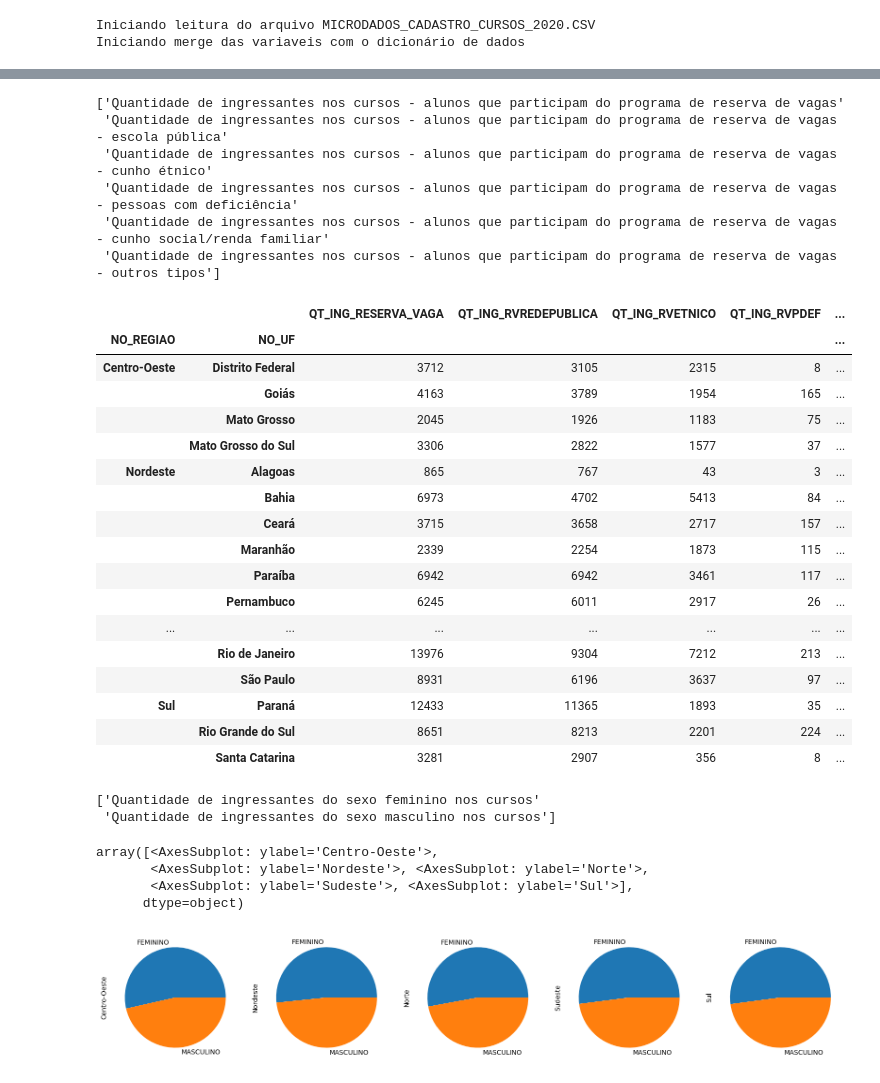
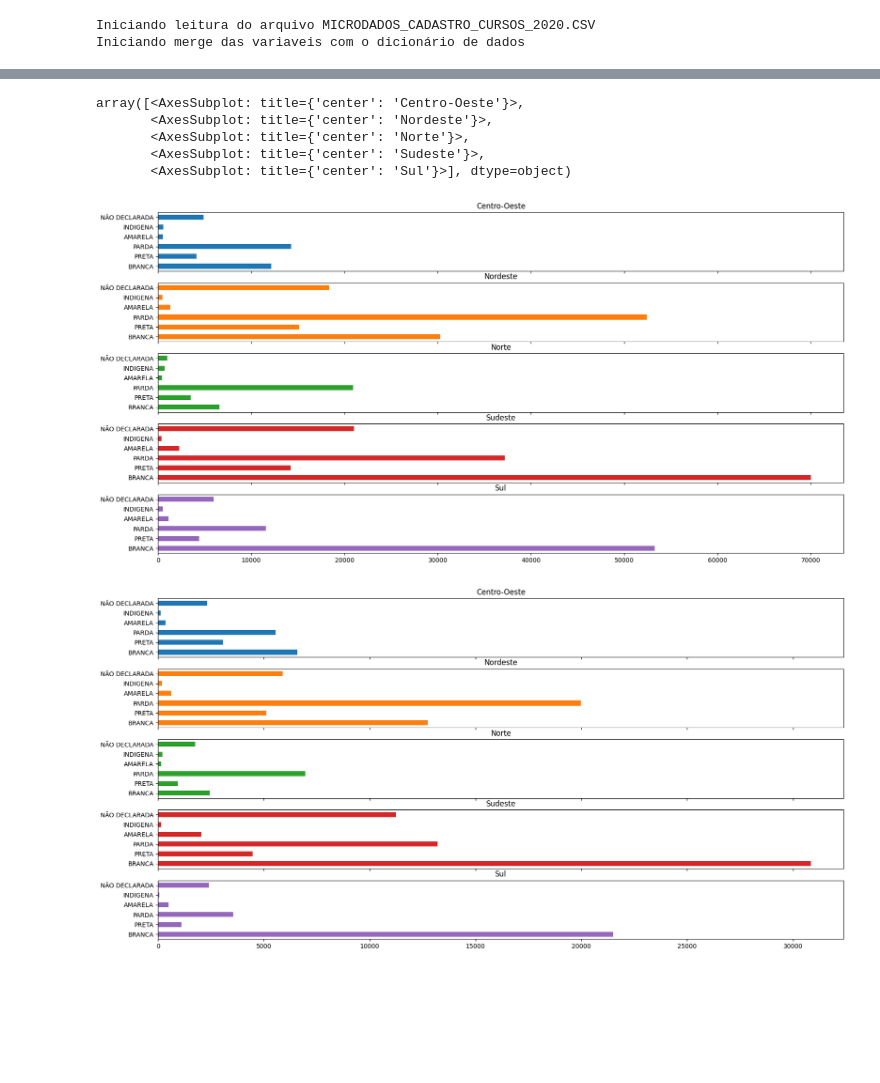
Before and after one commit to jvttr/AnaliseEnsinoSuperiorPublico, a Jupyter notebook: notebooks/analise.ipynb, the cells around one changed output, grey strips where cells are left out. Saved outputs shown, nothing was run; the diff lists cells and outputs as text; code cells hidden in the pictures; blank space fills up the shorter version.

Commit message:
Testes de plotagem dos indicadores socioeconomicos

```diff
--- a/notebooks/analise.ipynb
+++ b/notebooks/analise.ipynb
@@ -60,7 +60,6 @@ class Dados:
             else:
                 resposta.raise_for_status()
 
-    #METODO PARA LÊ DADOS DO ARQUIVO
     def importaDados(self, entrada="MICRODADOS_CADASTRO_CURSOS_2020.CSV"):
         print("Iniciando leitura do arquivo {}".format(entrada))
         self.baixaDados("https://download.inep.gov.br/microdados/microdados_censo_da_educacao_superior_2020.zip")
@@ -73,6 +72,21 @@ class Dados:
             else:
                 self.DataFrame.merge(pd.read_csv(join(caminho_entrada,arquivo), sep = ';', low_memory = False, encoding = 'latin-1').reset_index(), how = 'left', on = 'index')
         self.DataFrame = self.DataFrame.set_index('index')
+
+class Individuo:
+    def __init__(self, nome):
+        self.nome = nome
+        self.cor = None
+        self.sexo = None
+        self.faixa_etaria = None
+
+    def alteraNomeColunas(self):
+        if self.nome == 'ingressantes':
+            self.cor.rename(columns={'QT_ING_AMARELA': 'AMARELA', 'QT_ING_INDIGENA':'INDIGENA', 'QT_ING_PARDA': 'PARDA', 'QT_ING_PRETA': 'PRETA', 'QT_ING_BRANCA': 'BRANCA', 'QT_ING_CORND': 'NÃO DECLARADA'}, inplace=True)
+            self.sexo.rename(columns={'QT_ING_MASC':'MASCULINO','QT_ING_FEM':'FEMININO'}, inplace=True)
+        if self.nome == 'concluintes':
+            self.cor.rename(columns={'QT_CONC_AMARELA': 'AMARELA', 'QT_CONC_INDIGENA':'INDIGENA', 'QT_CONC_PARDA': 'PARDA', 'QT_CONC_PRETA': 'PRETA', 'QT_CONC_BRANCA': 'BRANCA', 'QT_CONC_CORND': 'NÃO DECLARADA'}, inplace=True)
+            self.sexo.rename(columns={'QT_CONC_MASCULINO':'MASC','QT_CONC_FEM':'FEMININO'}, inplace=True)
 # %%
 dados = Dados()
 dados.importaDados("MICRODADOS_CADASTRO_CURSOS_2020.CSV")
@@ -89,40 +103,23 @@ Alunos de universidades públicas: 13220/335629
-# %%
-print(dados.schema.loc[(dados.schema.INDIVIDUO == 'ingressantes') & (dados.schema.INDICADORES == 'cotas'), 'DESCRICAO'].values)
-UniversidadePublica.groupby(['NO_REGIAO', 'NO_UF'])[dados.schema.loc[(dados.schema.INDIVIDUO == 'ingressantes') & (dados.schema.INDICADORES == 'cotas'), 'COLUNA']].sum()
-# %% [output]
-['Quantidade de ingressantes nos cursos - alunos que participam do programa de reserva de vagas'
- 'Quantidade de ingressantes nos cursos - alunos que participam do programa de reserva de vagas - escola pública'
- 'Quantidade de ingressantes nos cursos - alunos que participam do programa de reserva de vagas - cunho étnico'
- 'Quantidade de ingressantes nos cursos - alunos que participam do programa de reserva de vagas - pessoas com deficiência'
- 'Quantidade de ingressantes nos cursos - alunos que participam do programa de reserva de vagas - cunho social/renda familiar'
- 'Quantidade de ingressantes nos cursos - alunos que participam do programa de reserva de vagas - outros tipos']
-|  |  | QT_ING_RESERVA_VAGA | QT_ING_RVREDEPUBLICA | QT_ING_RVETNICO | QT_ING_RVPDEF | ... |
-| NO_REGIAO | NO_UF |  |  |  |  | ... |
-| Centro-Oeste | Distrito Federal | 3712 | 3105 | 2315 | 8 | ... |
-|  | Goiás | 4163 | 3789 | 1954 | 165 | ... |
-|  | Mato Grosso | 2045 | 1926 | 1183 | 75 | ... |
-|  | Mato Grosso do Sul | 3306 | 2822 | 1577 | 37 | ... |
-| Nordeste | Alagoas | 865 | 767 | 43 | 3 | ... |
-|  | Bahia | 6973 | 4702 | 5413 | 84 | ... |
-|  | Ceará | 3715 | 3658 | 2717 | 157 | ... |
-|  | Maranhão | 2339 | 2254 | 1873 | 115 | ... |
-|  | Paraíba | 6942 | 6942 | 3461 | 117 | ... |
-|  | Pernambuco | 6245 | 6011 | 2917 | 26 | ... |
-| ... | ... | ... | ... | ... | ... | ... |
-|  | Rio de Janeiro | 13976 | 9304 | 7212 | 213 | ... |
-|  | São Paulo | 8931 | 6196 | 3637 | 97 | ... |
-| Sul | Paraná | 12433 | 11365 | 1893 | 35 | ... |
-|  | Rio Grande do Sul | 8651 | 8213 | 2201 | 224 | ... |
-|  | Santa Catarina | 3281 | 2907 | 356 | 8 | ... |
-# %%
-print(dados.schema.loc[(dados.schema.INDIVIDUO == 'ingressantes') & (dados.schema.INDICADORES == 'sexo'), 'DESCRICAO'].values)
-cor = UniversidadePublica.groupby(['NO_REGIAO'])[dados.schema.loc[(dados.schema.INDIVIDUO == 'ingressantes') & (dados.schema.INDICADORES == 'sexo'), 'COLUNA']].sum().rename(columns={'QT_ING_FEM':'FEMININO', 'QT_ING_MASC':'MASCULINO'})
-cor.T.plot(kind='pie', subplots=True, legend=False, figsize=(20,10))
-# %% [output]
-['Quantidade de ingressantes do sexo feminino nos cursos'
- 'Quantidade de ingressantes do sexo masculino nos cursos']
-array([<AxesSubplot: ylabel='Centro-Oeste'>,
-       <AxesSubplot: ylabel='Nordeste'>, <AxesSubplot: ylabel='Norte'>,
-       <AxesSubplot: ylabel='Sudeste'>, <AxesSubplot: ylabel='Sul'>],
-      dtype=object)
-[figure, removed]
+# %%
+ingressantes = Individuo('ingressantes')
+ingressantes.cor = UniversidadePublica.groupby(['NO_REGIAO', 'NO_UF'])[dados.schema.loc[(dados.schema.INDIVIDUO == 'ingressantes') & (dados.schema.INDICADORES == 'cor'), 'COLUNA']].sum()
+ingressantes.sexo= UniversidadePublica.groupby(['NO_REGIAO', 'NO_UF'])[dados.schema.loc[(dados.schema.INDIVIDUO == 'ingressantes') & (dados.schema.INDICADORES == 'sexo'), 'COLUNA']].sum()
+ingressantes.faixa_etaria = UniversidadePublica.groupby(['NO_REGIAO', 'NO_UF'])[dados.schema.loc[(dados.schema.INDIVIDUO == 'ingressantes') & (dados.schema.INDICADORES == 'faixa_etaria'), 'COLUNA']].sum()
+ingressantes.alteraNomeColunas()
+
+concluintes = Individuo('concluintes')
+concluintes.cor = UniversidadePublica.groupby(['NO_REGIAO', 'NO_UF'])[dados.schema.loc[(dados.schema.INDIVIDUO == 'concluintes') & (dados.schema.INDICADORES == 'cor'), 'COLUNA']].sum()
+concluintes.sexo= UniversidadePublica.groupby(['NO_REGIAO', 'NO_UF'])[dados.schema.loc[(dados.schema.INDIVIDUO == 'concluintes') & (dados.schema.INDICADORES == 'sexo'), 'COLUNA']].sum()
+concluintes.faixa_etaria = UniversidadePublica.groupby(['NO_REGIAO', 'NO_UF'])[dados.schema.loc[(dados.schema.INDIVIDUO == 'concluintes') & (dados.schema.INDICADORES == 'faixa_etaria'), 'COLUNA']].sum()
+concluintes.alteraNomeColunas()
+# %%
+ingressantes.cor.droplevel(1).groupby('NO_REGIAO').sum().T.plot(kind='barh', subplots=True, legend=False, figsize=(20,10))
+concluintes.cor.droplevel(1).groupby('NO_REGIAO').sum().T.plot(kind='barh', subplots=True, legend=False, figsize=(20,10))
+# %% [output]
+array([<AxesSubplot: title={'center': 'Centro-Oeste'}>,
+       <AxesSubplot: title={'center': 'Nordeste'}>,
+       <AxesSubplot: title={'center': 'Norte'}>,
+       <AxesSubplot: title={'center': 'Sudeste'}>,
+       <AxesSubplot: title={'center': 'Sul'}>], dtype=object)
+[figure, added]
+[figure, added]
```
Also changed, not shown: parts of 3 cells of this notebook.
